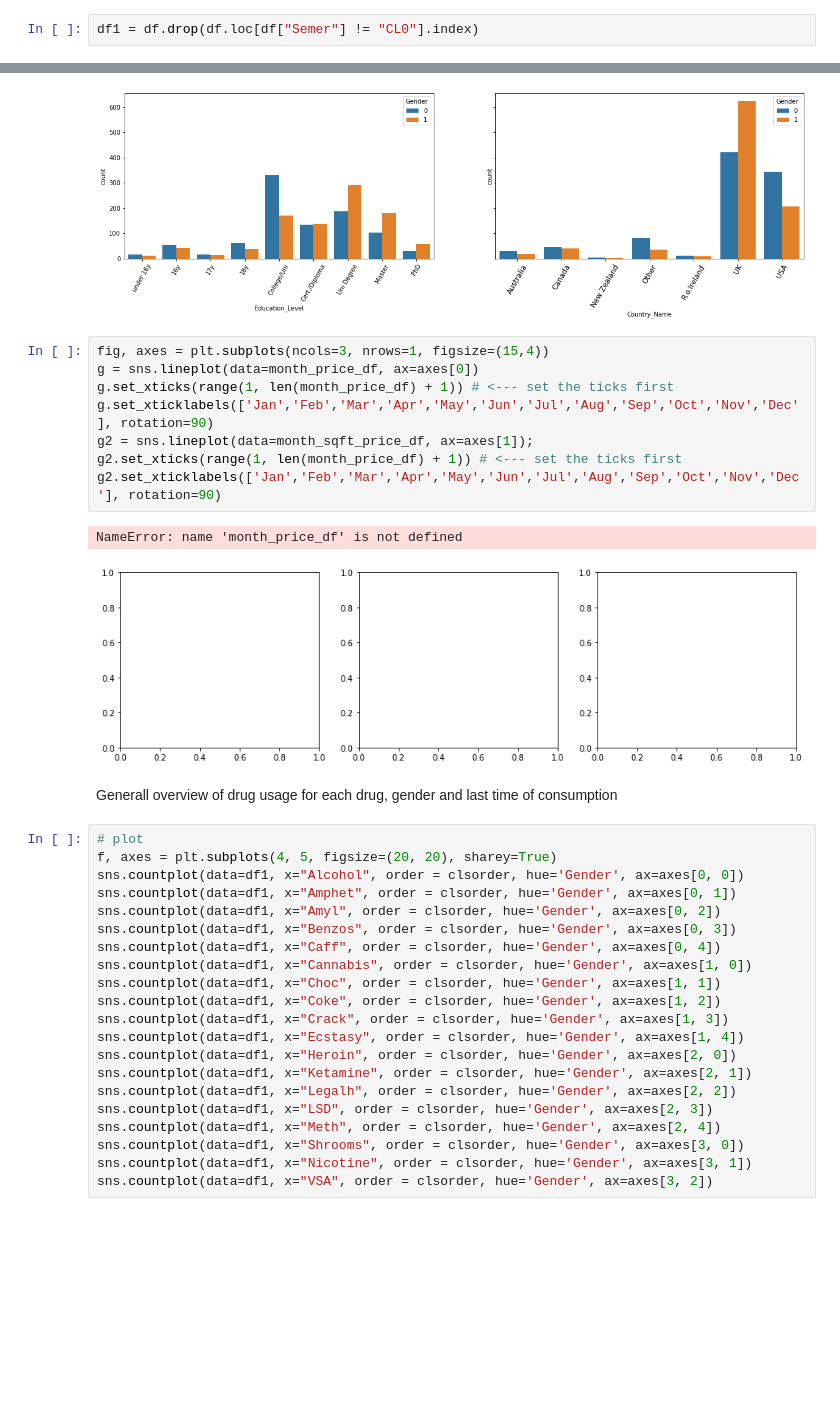
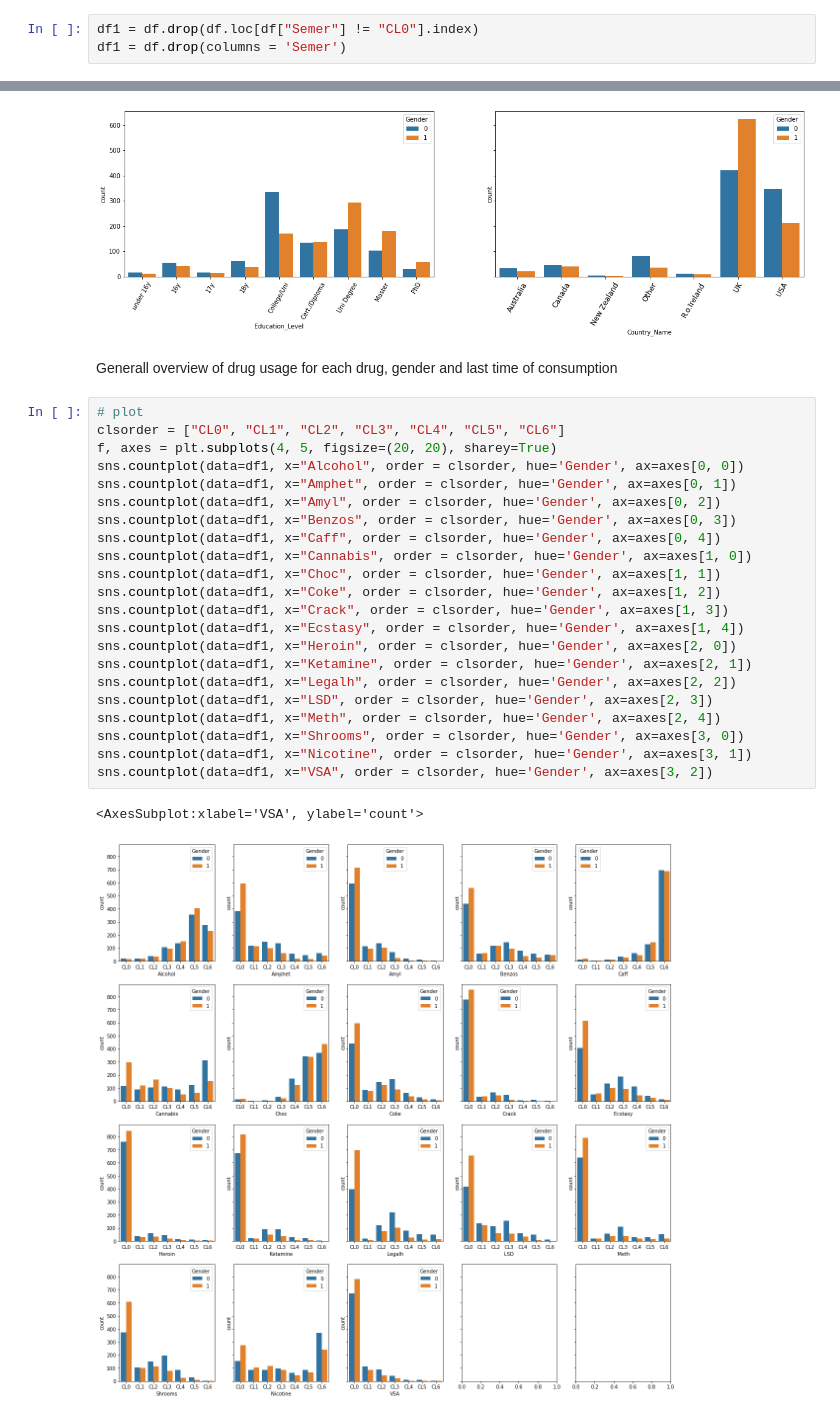
Before and after one commit to SebastianRoetten/Personality_vs_drug_use, a Jupyter notebook: EDA.ipynb, the cells around one changed output, grey strips where cells are left out. Cells and saved outputs as stored; diff of their text form; blank space fills up the shorter version.

```diff
--- a/EDA.ipynb
+++ b/EDA.ipynb
@@ -108,6 +110,7 @@ dtype: int64
 # non existing drug, used to pick out individuals who are exaggerating their drug use:
 # %%
 df1 = df.drop(df.loc[df["Semer"] != "CL0"].index)
+df1 = df.drop(columns = 'Semer')
 # %% [markdown]
 Reassigning "real" values for Gender, Country & Education, so we can do better visualizations
 # %%
@@ -153,40 +156,33 @@ g1 = sns.countplot(data=df1, x="Country_Name", hue='Gender', ax=axes[1])
 plt.xticks(rotation=60, size = 12);
 # %% [output]
 [figure]
-# %%
-fig, axes = plt.subplots(ncols=3, nrows=1, figsize=(15,4))
-g = sns.lineplot(data=month_price_df, ax=axes[0])
-g.set_xticks(range(1, len(month_price_df) + 1)) # <--- set the ticks first
-g.set_xticklabels(['Jan','Feb','Mar','Apr','May','Jun','Jul','Aug','Sep','Oct','Nov','Dec'], rotation=90)
-g2 = sns.lineplot(data=month_sqft_price_df, ax=axes[1]);
-g2.set_xticks(range(1, len(month_price_df) + 1)) # <--- set the ticks first
-g2.set_xticklabels(['Jan','Feb','Mar','Apr','May','Jun','Jul','Aug','Sep','Oct','Nov','Dec'], rotation=90)
-# %% [output]
-NameError: name 'month_price_df' is not defined
-[figure, removed]
 # %% [markdown]
 Generall overview of drug usage for each drug, gender and last time of consumption
 # %%
 # plot
+clsorder = ["CL0", "CL1", "CL2", "CL3", "CL4", "CL5", "CL6"]
 f, axes = plt.subplots(4, 5, figsize=(20, 20), sharey=True)
 sns.countplot(data=df1, x="Alcohol", order = clsorder, hue='Gender', ax=axes[0, 0])
 sns.countplot(data=df1, x="Amphet", order = clsorder, hue='Gender', ax=axes[0, 1])
 sns.countplot(data=df1, x="Amyl", order = clsorder, hue='Gender', ax=axes[0, 2])
 sns.countplot(data=df1, x="Benzos", order = clsorder, hue='Gender', ax=axes[0, 3])
 sns.countplot(data=df1, x="Caff", order = clsorder, hue='Gender', ax=axes[0, 4])
 sns.countplot(data=df1, x="Cannabis", order = clsorder, hue='Gender', ax=axes[1, 0])
 sns.countplot(data=df1, x="Choc", order = clsorder, hue='Gender', ax=axes[1, 1])
 sns.countplot(data=df1, x="Coke", order = clsorder, hue='Gender', ax=axes[1, 2])
 sns.countplot(data=df1, x="Crack", order = clsorder, hue='Gender', ax=axes[1, 3])
 sns.countplot(data=df1, x="Ecstasy", order = clsorder, hue='Gender', ax=axes[1, 4])
 sns.countplot(data=df1, x="Heroin", order = clsorder, hue='Gender', ax=axes[2, 0])
 sns.countplot(data=df1, x="Ketamine", order = clsorder, hue='Gender', ax=axes[2, 1])
 sns.countplot(data=df1, x="Legalh", order = clsorder, hue='Gender', ax=axes[2, 2])
 sns.countplot(data=df1, x="LSD", order = clsorder, hue='Gender', ax=axes[2, 3])
 sns.countplot(data=df1, x="Meth", order = clsorder, hue='Gender', ax=axes[2, 4])
 sns.countplot(data=df1, x="Shrooms", order = clsorder, hue='Gender', ax=axes[3, 0])
 sns.countplot(data=df1, x="Nicotine", order = clsorder, hue='Gender', ax=axes[3, 1])
 sns.countplot(data=df1, x="VSA", order = clsorder, hue='Gender', ax=axes[3, 2])
+# %% [output]
+<AxesSubplot:xlabel='VSA', ylabel='count'>
+[figure, added]
 # %%
 # there are only 3 people who never consumed alcohol or chocolate, just 1 person never consumed no drugs at all:
 df1[(df1["Alcohol"] == "CL0") & (df1["Choc"] == "CL0")]
```
Also changed, not shown: parts of 27 cells of this notebook.
